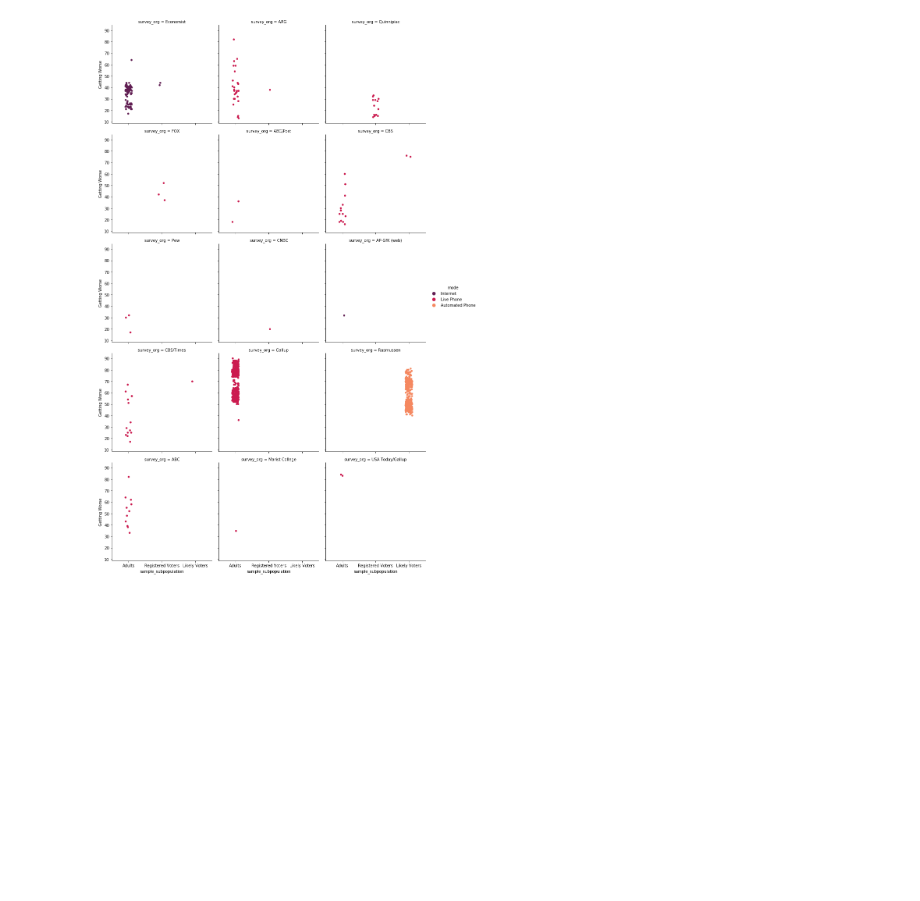
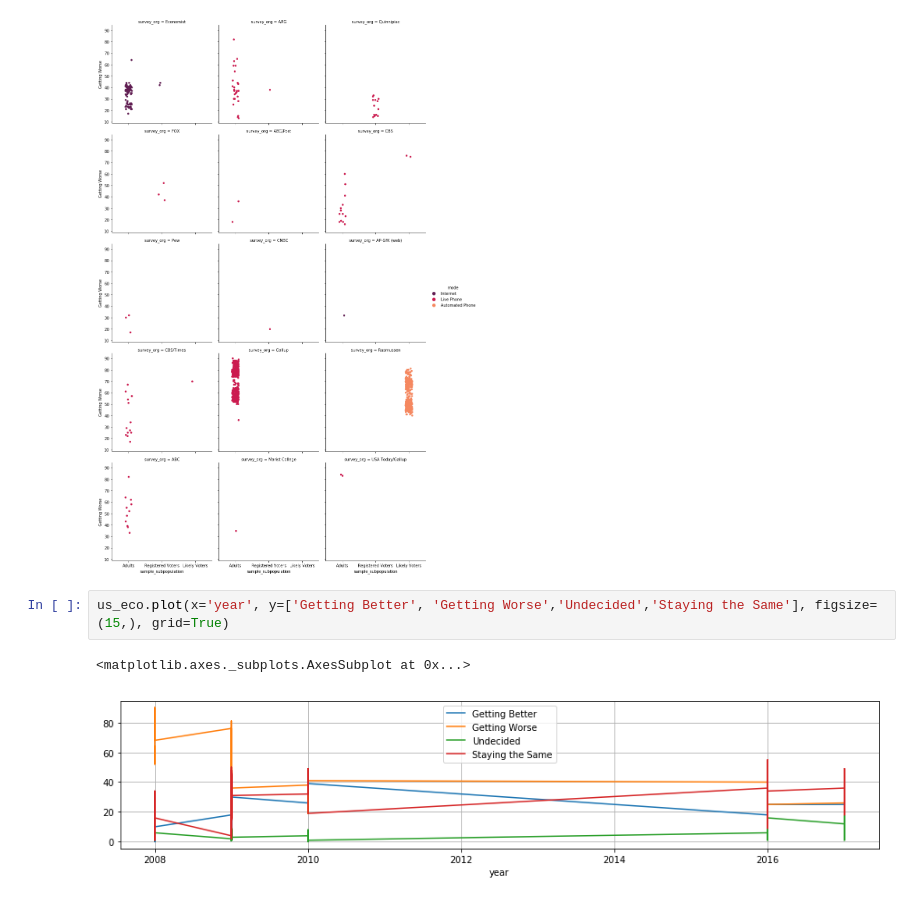
Before and after one commit to mastermindLAB/US-ECONOMY-GETTING-BETTER-OR-WORSE, a Jupyter notebook: US Economy Getting Better or Worse.ipynb, the cells around one changed output. Cells and saved outputs as stored; diff of their text form; blank space fills up the shorter version.

```diff
--- a/US Economy Getting Better or Worse.ipynb
+++ b/US Economy Getting Better or Worse.ipynb
@@ -102,3 +102,8 @@ sns.catplot('sample_subpopulation','Getting Worse','mode',col='survey_org',col_w
 # %% [output]
 <seaborn.axisgrid.FacetGrid at 0x...>
 [figure]
+# %%
+us_eco.plot(x='year', y=['Getting Better', 'Getting Worse','Undecided','Staying the Same'], figsize=(15,), grid=True)
+# %% [output]
+<matplotlib.axes._subplots.AxesSubplot at 0x...>
+[figure, added]
```
Also changed, not shown: parts of 1 cell of this notebook.
